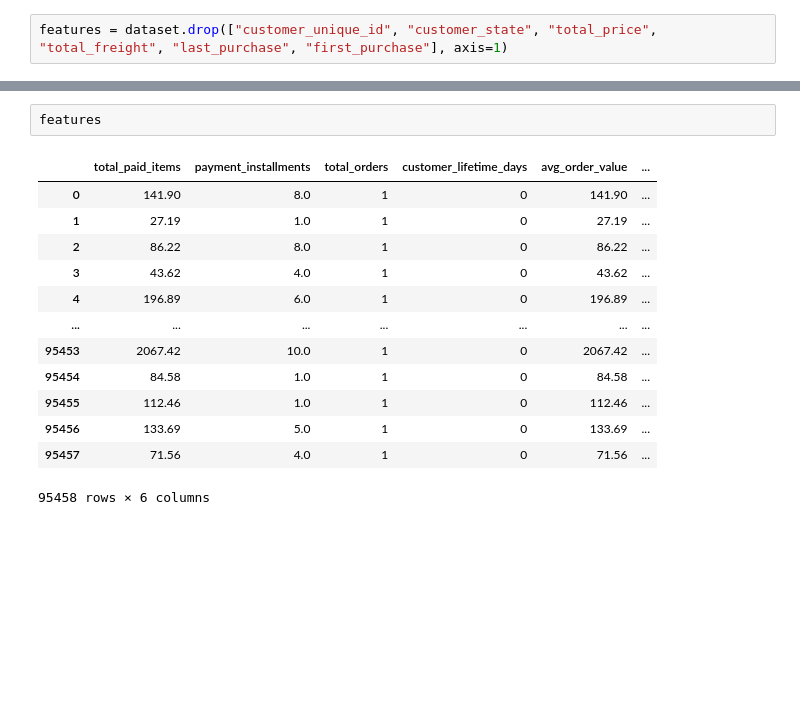
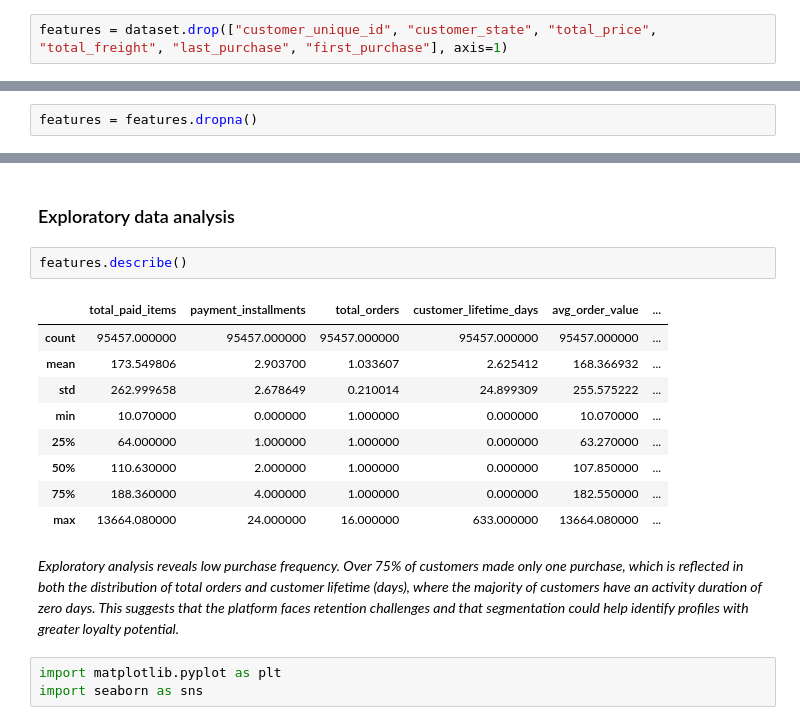
Before and after one commit to ferrettijaime-cmd/Professional_portfolio, a Jupyter notebook: Churn_and_Marketing_Analytics/Script_Python/customer_classification.ipynb, the cells around one changed output, grey strips where cells are left out. Cells and saved outputs as stored; diff of their text form; blank space fills up the shorter version.

```diff
--- a/Churn_and_Marketing_Analytics/Script_Python/customer_classification.ipynb
+++ b/Churn_and_Marketing_Analytics/Script_Python/customer_classification.ipynb
@@ -42,0 +58,2 @@ features = dataset.drop(["customer_unique_id", "customer_state", "total_price",
+# %%
+features = features.dropna()
@@ -43,16 +74,19 @@ features = dataset.drop(["customer_unique_id", "customer_state", "total_price",
+# %% [markdown]
+### Exploratory data analysis
 # %%
-features
+features.describe()
 # %% [output]
 |  | total_paid_items | payment_installments | total_orders | customer_lifetime_days | avg_order_value | ... |
-| 0 | 141.90 | 8.0 | 1 | 0 | 141.90 | ... |
-| 1 | 27.19 | 1.0 | 1 | 0 | 27.19 | ... |
-| 2 | 86.22 | 8.0 | 1 | 0 | 86.22 | ... |
-| 3 | 43.62 | 4.0 | 1 | 0 | 43.62 | ... |
-| 4 | 196.89 | 6.0 | 1 | 0 | 196.89 | ... |
-| ... | ... | ... | ... | ... | ... | ... |
-| 95453 | 2067.42 | 10.0 | 1 | 0 | 2067.42 | ... |
-| 95454 | 84.58 | 1.0 | 1 | 0 | 84.58 | ... |
-| 95455 | 112.46 | 1.0 | 1 | 0 | 112.46 | ... |
-| 95456 | 133.69 | 5.0 | 1 | 0 | 133.69 | ... |
-| 95457 | 71.56 | 4.0 | 1 | 0 | 71.56 | ... |
+| count | 95457.000000 | 95457.000000 | 95457.000000 | 95457.000000 | 95457.000000 | ... |
+| mean | 173.549806 | 2.903700 | 1.033607 | 2.625412 | 168.366932 | ... |
+| std | 262.999658 | 2.678649 | 0.210014 | 24.899309 | 255.575222 | ... |
+| min | 10.070000 | 0.000000 | 1.000000 | 0.000000 | 10.070000 | ... |
+| 25% | 64.000000 | 1.000000 | 1.000000 | 0.000000 | 63.270000 | ... |
+| 50% | 110.630000 | 2.000000 | 1.000000 | 0.000000 | 107.850000 | ... |
+| 75% | 188.360000 | 4.000000 | 1.000000 | 0.000000 | 182.550000 | ... |
+| max | 13664.080000 | 24.000000 | 16.000000 | 633.000000 | 13664.080000 | ... |
-95458 rows × 6 columns
+# %% [markdown]
+*Exploratory analysis reveals low purchase frequency. Over 75% of customers made only one purchase, which is reflected in both the distribution of total orders and customer lifetime (days), where the majority of customers have an activity duration of zero days. This suggests that the platform faces retention challenges and that segmentation could help identify profiles with greater loyalty potential.*
+# %%
+import matplotlib.pyplot as plt
+import seaborn as sns
```
Also changed, not shown: parts of 21 cells of this notebook.
